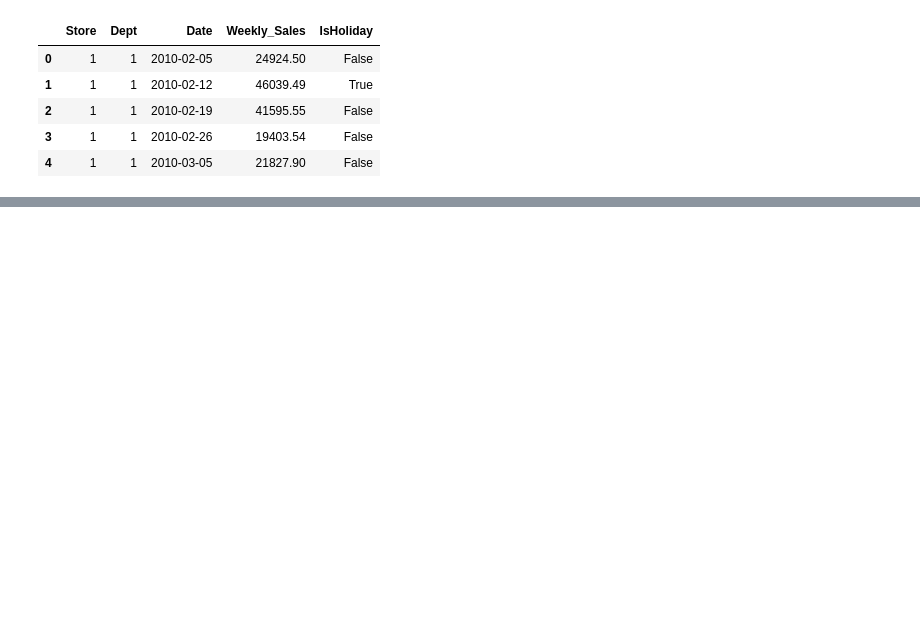
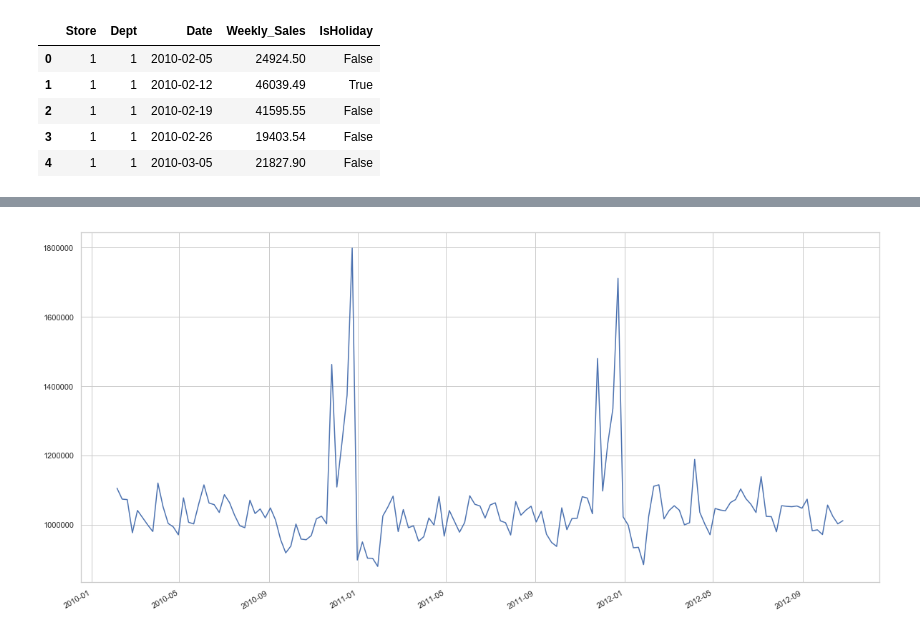
Before and after one commit to vitorhi/Tarefa1_NovosPiratas, a Jupyter notebook: Tarefa 1.ipynb, the cells around one changed output, grey strips where cells are left out. Saved outputs shown, nothing was run; the diff lists cells and outputs as text; code cells hidden in the pictures; blank space fills up the shorter version.

```diff
--- a/Tarefa 1.ipynb
+++ b/Tarefa 1.ipynb
@@ -3,3 +8,3 @@ import pandas as pd
 # %%
-train = pd.read_csv('train.csv')
+df = pd.read_csv('train.csv')
 # %%
@@ -11,3 +16,8 @@ train.head()
 | 2 | 1 | 1 | 2010-02-19 | 41595.55 | False |
 | 3 | 1 | 1 | 2010-02-26 | 19403.54 | False |
 | 4 | 1 | 1 | 2010-03-05 | 21827.90 | False |
+# %%
+df_2=df.groupby(['Store','Date'])['Weekly_Sales'].sum().reset_index()
+# %%
+df_2=df_2.groupby(['Date'])['Weekly_Sales'].mean().reset_index()
+df_2
@@ -13,0 +43,8 @@ train.head()
+# %%
+plt.figure(figsize=(20,10))
+dates_x =dates.date2num(dates_format)
+plt.plot_date(dates_x, df_2.Weekly_Sales,'-')
+plt.gcf().autofmt_xdate()
+plt.show()
+# %% [output]
+[figure, added]
```
Also changed, not shown: parts of 8 cells of this notebook, 1 other file.
